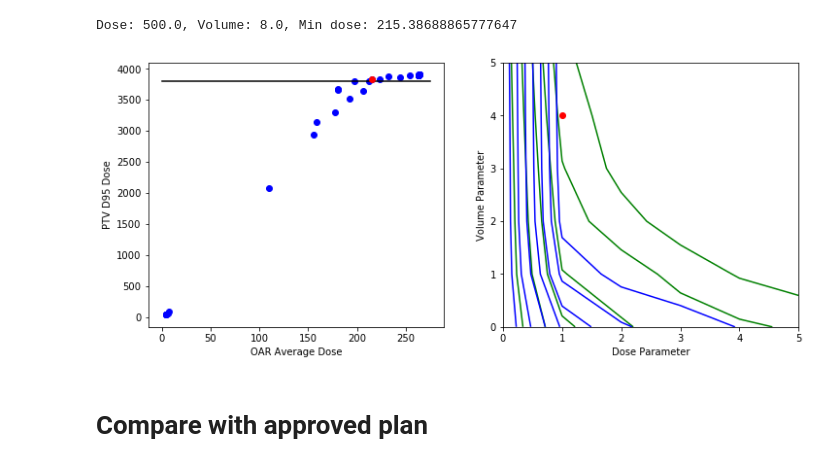
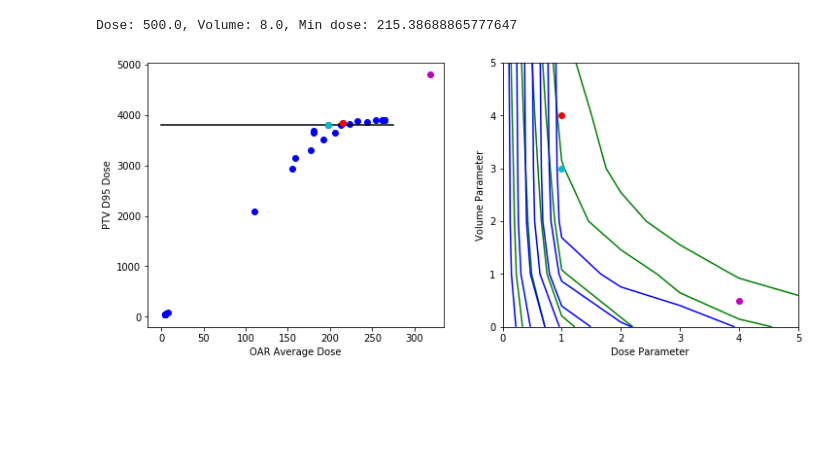
Before and after one commit to kels271828/RayBay, a Jupyter notebook: results/grid_search.ipynb, the cells around one changed output. Drawn from its saved outputs; the diff is of its cells as text; code cells hidden in the pictures; blank space fills up the shorter version.

```diff
--- a/results/grid_search.ipynb
+++ b/results/grid_search.ipynb
@@ -8,6 +8,13 @@ Of course, the  more parameters (and organs) we add, the more dimensions we have
 # %%
 import matplotlib.pyplot as plt
 import numpy as np
+# %%
+# Approved plan results
+dose = 2000.0
+volume = 10.0
+weight = 90.0
+average = 318.4594544159879
+d95 = 4800.13222492
 # %%
 # Load results
 doses = np.load('doses.npy')
@@ -99,21 +110,23 @@ Dose: 500.0, Volume: 8.0, Min dose: 215.38688865777647
 # %%
 # Plot PTV D95 vs. OAR dose
 fig, ax = plt.subplots(1, 2, figsize=(12, 5))
 
 for ii in range(len(doses)):
     for jj in range(len(volumes)):
         ax[0].plot(oar_avg[ii, jj], ptv_d95[ii, jj], 'bo')
 ax[0].set_xlabel('OAR Average Dose')
 ax[0].set_ylabel('PTV D95 Dose')
 ax[0].plot([0, 275], [3800, 3800], 'k')
-ax[0].plot(oar_avg[1, 4], ptv_d95[1, 4], 'ro')
+ax[0].plot(oar_avg[1, 4], ptv_d95[1, 4], 'ro') # optimal point
+ax[0].plot(oar_avg[1, 3], ptv_d95[1, 3], 'co') # optimal normalized point
+ax[0].plot(average, d95, 'mo')                 # approved point
 
 ax[1].contour(oar_avg.T, colors='g')
 ax[1].contour(ptv_d95.T, colors='b')
-ax[1].plot(1, 4, 'ro')
+ax[1].plot(1, 4, 'ro')   # optimal point
+ax[1].plot(1, 3, 'co')   # optimal normalized point
+ax[1].plot(4, 0.5, 'mo') # approved point
 ax[1].set_xlabel('Dose Parameter')
 ax[1].set_ylabel('Volume Parameter');
 # %% [output]
-[figure, old version]
+[figure, new version]
-# %% [markdown]
-# Compare with approved plan
```
Also changed, not shown: parts of 5 cells of this notebook, 6 other files.
